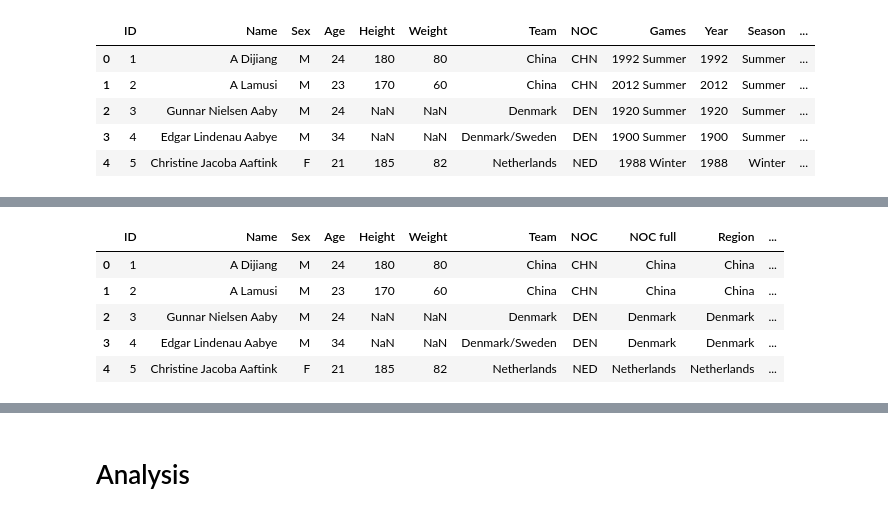
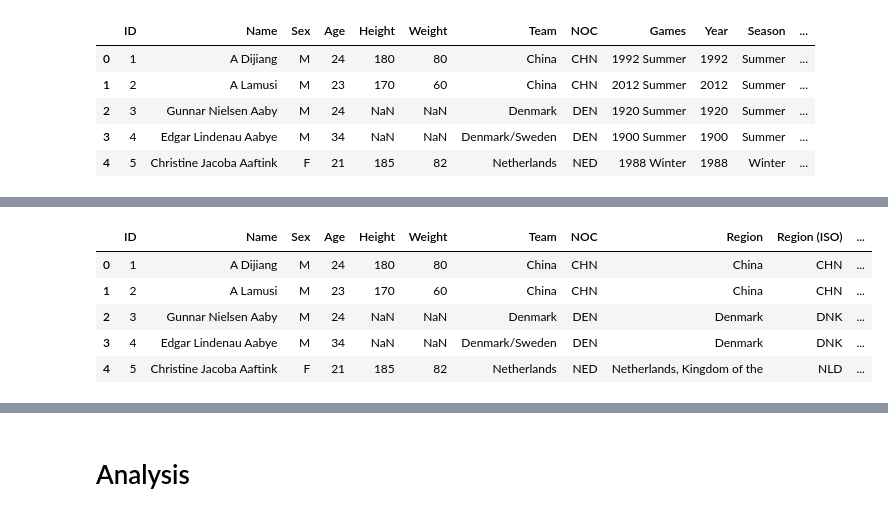
Before and after one commit to agutierrezmorag/olympic-games-datamart, a Jupyter notebook: olympics.ipynb, the cells around one changed output, grey strips where cells are left out. Drawn from its saved outputs; the diff is of its cells as text; code cells hidden in the pictures.

```diff
--- a/olympics.ipynb
+++ b/olympics.ipynb
@@ -145,8 +145,7 @@ ol_data.head()
 # Define the new column order
 column_order = ol_data.columns.tolist()
 noc_index = column_order.index("NOC")
-column_order.insert(noc_index + 1, column_order.pop(column_order.index("NOC full")))
-column_order.insert(noc_index + 2, column_order.pop(column_order.index("Region")))
+column_order.insert(noc_index + 1, column_order.pop(column_order.index("Region")))
 
 # Create a new DataFrame with the columns in the desired order
 ol_data = ol_data[column_order]
@@ -161,22 +159,0 @@ ol_data.head()
-# %%
-import pycountry
-
-
-# Function to return the alpha_3 country code
-def get_country_code(country_name):
-    if isinstance(country_name, str):
-        try:
-            return pycountry.countries.get(name=country_name).alpha_3
-        except AttributeError:
-            return None
-    else:
-        return None
-
-
-# Apply the function to the 'region' column to create the 'code' column
-ol_data["Region (ISO)"] = ol_data["Region"].apply(get_country_code)
-
-# Apply the function to the 'pais anfitrion' column to create the 'code' column
-ol_data["Host country (ISO)"] = ol_data["Host country"].apply(get_country_code)
-
-ol_data.head()
@@ -189,0 +160,15 @@ ol_data.head()
+# %%
+region_iso_df = pd.read_csv("datasets/iso_codes.csv")
+region_iso_map = region_iso_df.set_index("name")["ISO"]
+
+# Add a new 'ISO' column to the DataFrame
+ol_data["ISO"] = ol_data["Region"].map(region_iso_map)
+
+# Rename it to Region (ISO)
+ol_data = ol_data.rename(columns={"ISO": "Region (ISO)"})
+
+# Add a new 'ISO' column for 'Host country'
+ol_data["Host Country (ISO)"] = ol_data["Host Country"].map(region_iso_map)
+
+# Check the first few rows of the updated DataFrame
+ol_data.head()
@@ -190,21 +182,21 @@ ol_data.head()
 # %%
 # Get a list of the column names
 cols = ol_data.columns.tolist()
 
 # Move the 'Región (ISO)' column to the right of the 'Región' column
 cols.insert(cols.index("Region") + 1, cols.pop(cols.index("Region (ISO)")))
 
 # Move the 'Pais anfitrión (ISO)' column to the right of the 'Pais anfitrión' column
-cols.insert(cols.index("Host country") + 1, cols.pop(cols.index("Host country (ISO)")))
+cols.insert(cols.index("Host Country") + 1, cols.pop(cols.index("Host Country (ISO)")))
 
 # Reorder the DataFrame
 ol_data = ol_data[cols]
 
 ol_data.head()
 # %% [output]
-|  | ID | Name | Sex | Age | Height | Weight | Team | NOC | NOC full | Region | ... |
-| 0 | 1 | A Dijiang | M | 24 | 180 | 80 | China | CHN | China | China | ... |
-| 1 | 2 | A Lamusi | M | 23 | 170 | 60 | China | CHN | China | China | ... |
-| 2 | 3 | Gunnar Nielsen Aaby | M | 24 | NaN | NaN | Denmark | DEN | Denmark | Denmark | ... |
-| 3 | 4 | Edgar Lindenau Aabye | M | 34 | NaN | NaN | Denmark/Sweden | DEN | Denmark | Denmark | ... |
-| 4 | 5 | Christine Jacoba Aaftink | F | 21 | 185 | 82 | Netherlands | NED | Netherlands | Netherlands | ... |
+|  | ID | Name | Sex | Age | Height | Weight | Team | NOC | Region | Region (ISO) | ... |
+| 0 | 1 | A Dijiang | M | 24 | 180 | 80 | China | CHN | China | CHN | ... |
+| 1 | 2 | A Lamusi | M | 23 | 170 | 60 | China | CHN | China | CHN | ... |
+| 2 | 3 | Gunnar Nielsen Aaby | M | 24 | NaN | NaN | Denmark | DEN | Denmark | DNK | ... |
+| 3 | 4 | Edgar Lindenau Aabye | M | 34 | NaN | NaN | Denmark/Sweden | DEN | Denmark | DNK | ... |
+| 4 | 5 | Christine Jacoba Aaftink | F | 21 | 185 | 82 | Netherlands | NED | Netherlands, Kingdom of the | NLD | ... |
```
Also changed, not shown: parts of 8 cells of this notebook, 3 other files.
